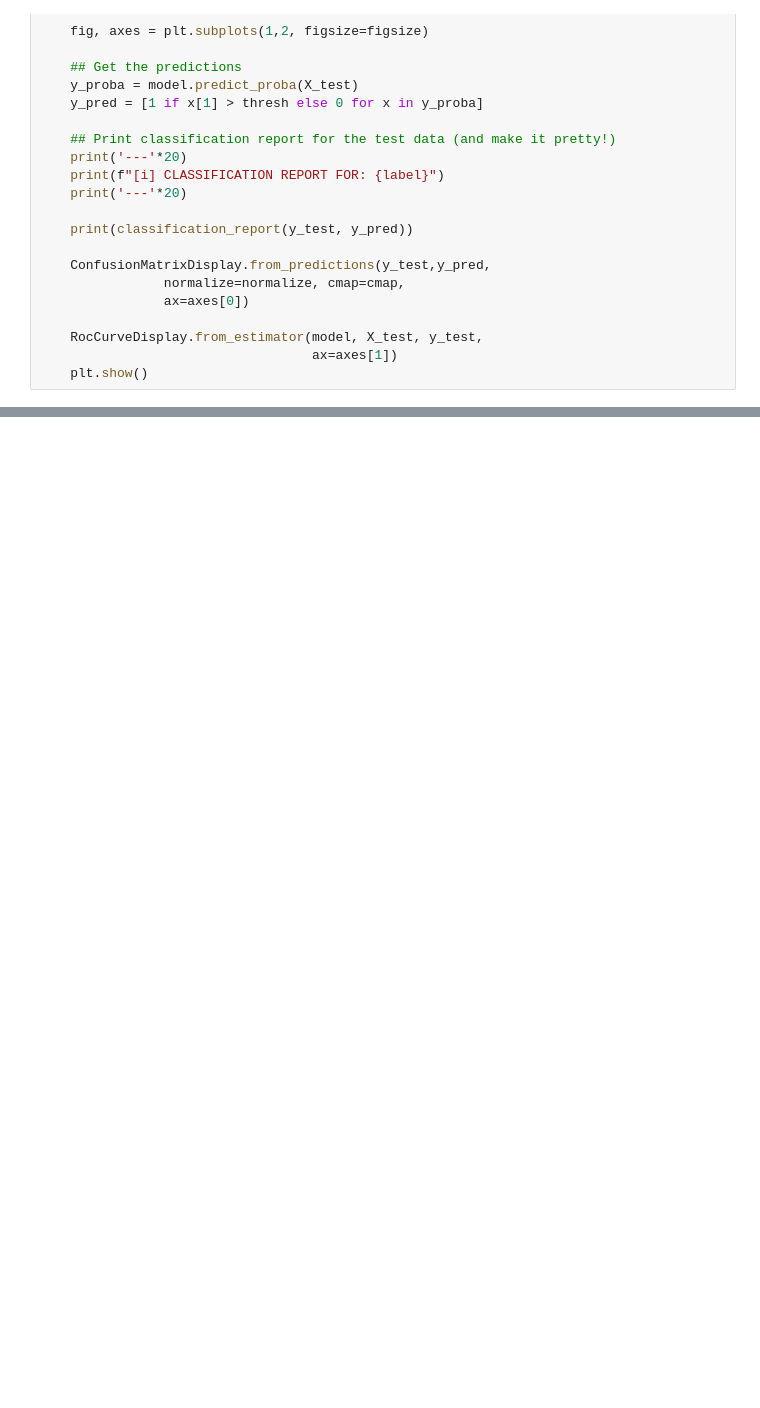
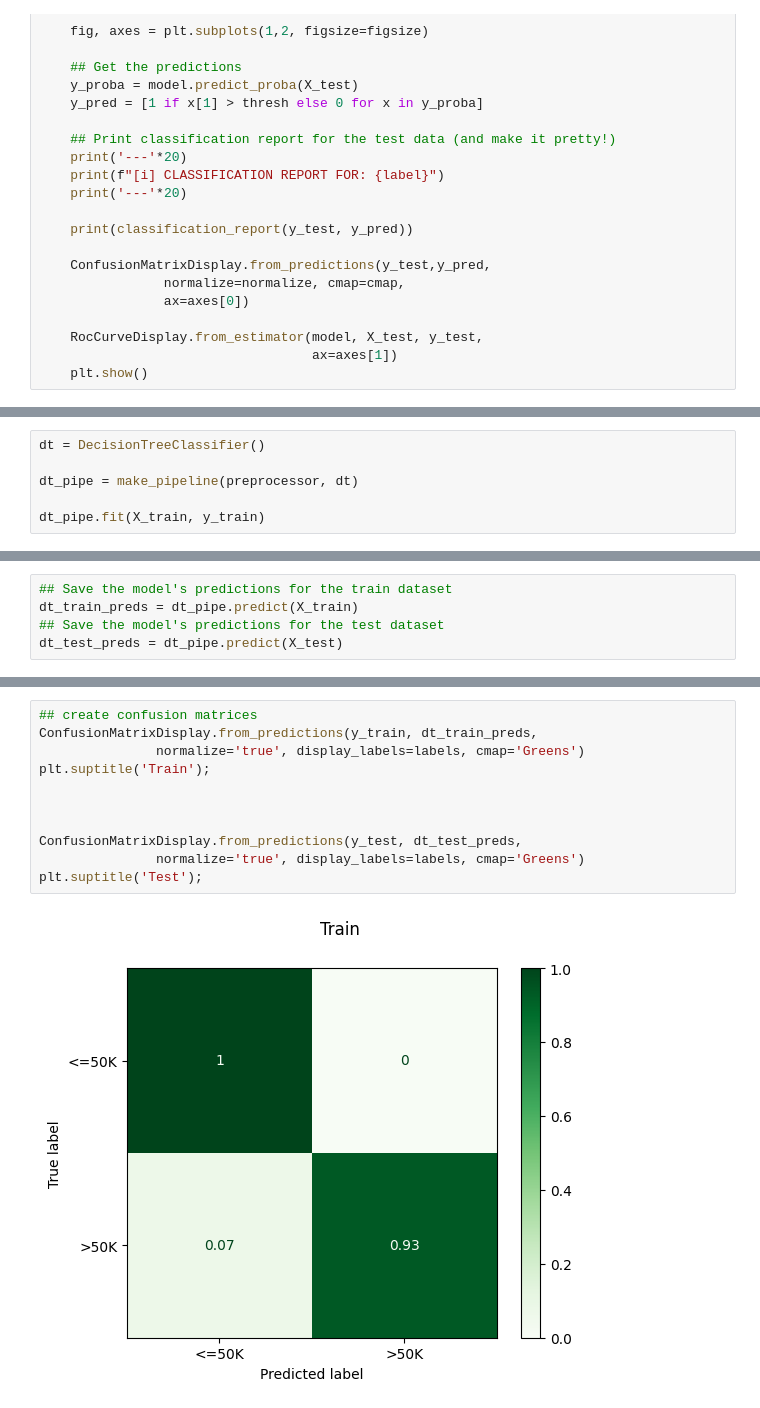
Before and after one commit to davegbade/Project-2-Machine-Learning, a Jupyter notebook: Project_2_.ipynb, the cells around one changed output, grey strips where cells are left out. Drawn from its saved outputs; the diff is of its cells as text; blank space fills up the shorter version.

```diff
--- a/Project_2_.ipynb
+++ b/Project_2_.ipynb
@@ -579,0 +719,6 @@ knn_pipe.get_params()
+# %%
+dt = DecisionTreeClassifier()
+
+dt_pipe = make_pipeline(preprocessor, dt)
+
+dt_pipe.fit(X_train, y_train)
@@ -579,0 +741,5 @@ knn_pipe.get_params()
+# %%
+## Save the model's predictions for the train dataset
+dt_train_preds = dt_pipe.predict(X_train)
+## Save the model's predictions for the test dataset
+dt_test_preds = dt_pipe.predict(X_test)
@@ -579,0 +775,13 @@ knn_pipe.get_params()
+# %%
+## create confusion matrices
+ConfusionMatrixDisplay.from_predictions(y_train, dt_train_preds,
+               normalize='true', display_labels=labels, cmap='Greens')
+plt.suptitle('Train');
+
+
+
+ConfusionMatrixDisplay.from_predictions(y_test, dt_test_preds,
+               normalize='true', display_labels=labels, cmap='Greens')
+plt.suptitle('Test');
+# %% [output]
+[figure, added]
```
Also changed, not shown: parts of 34 cells of this notebook.
